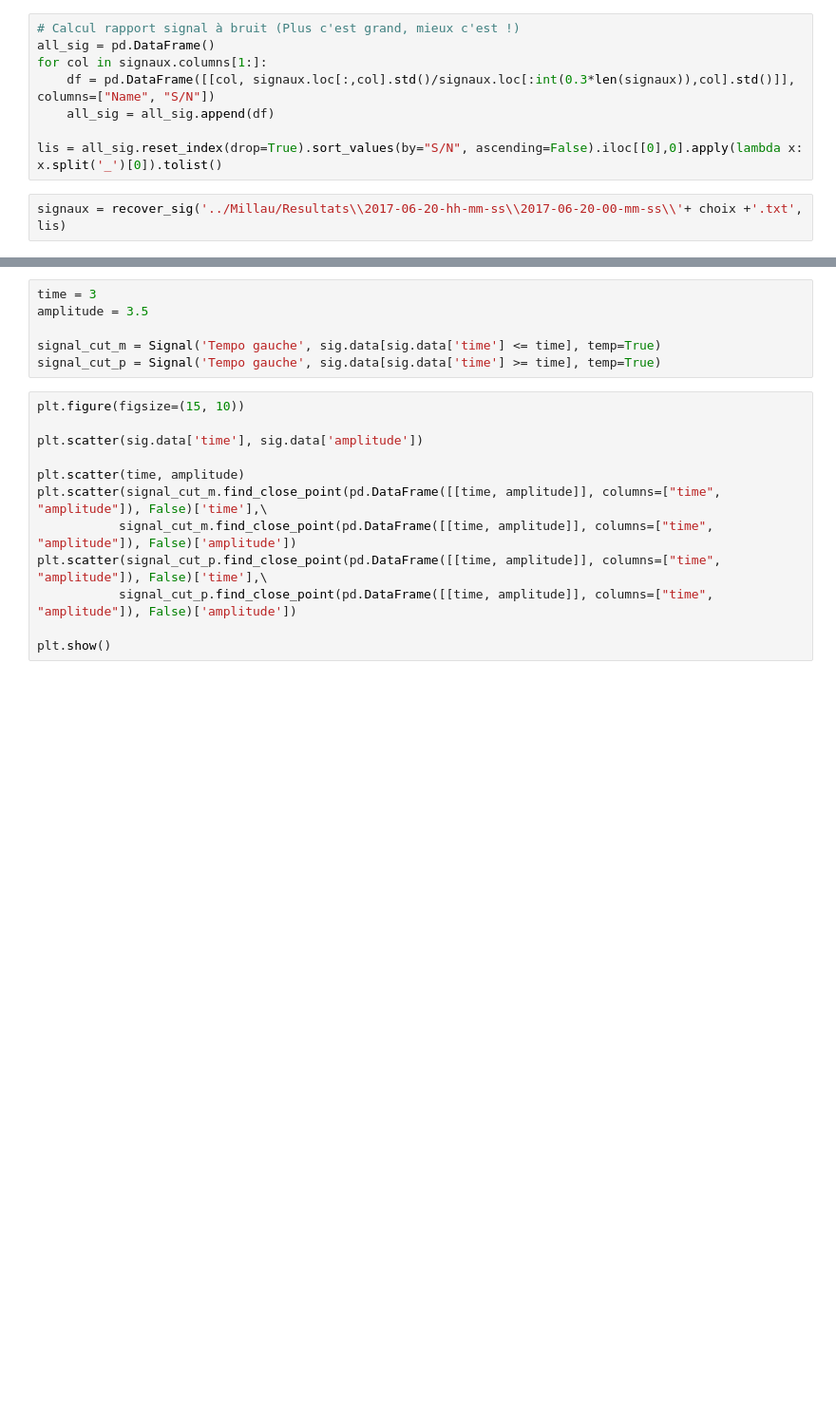
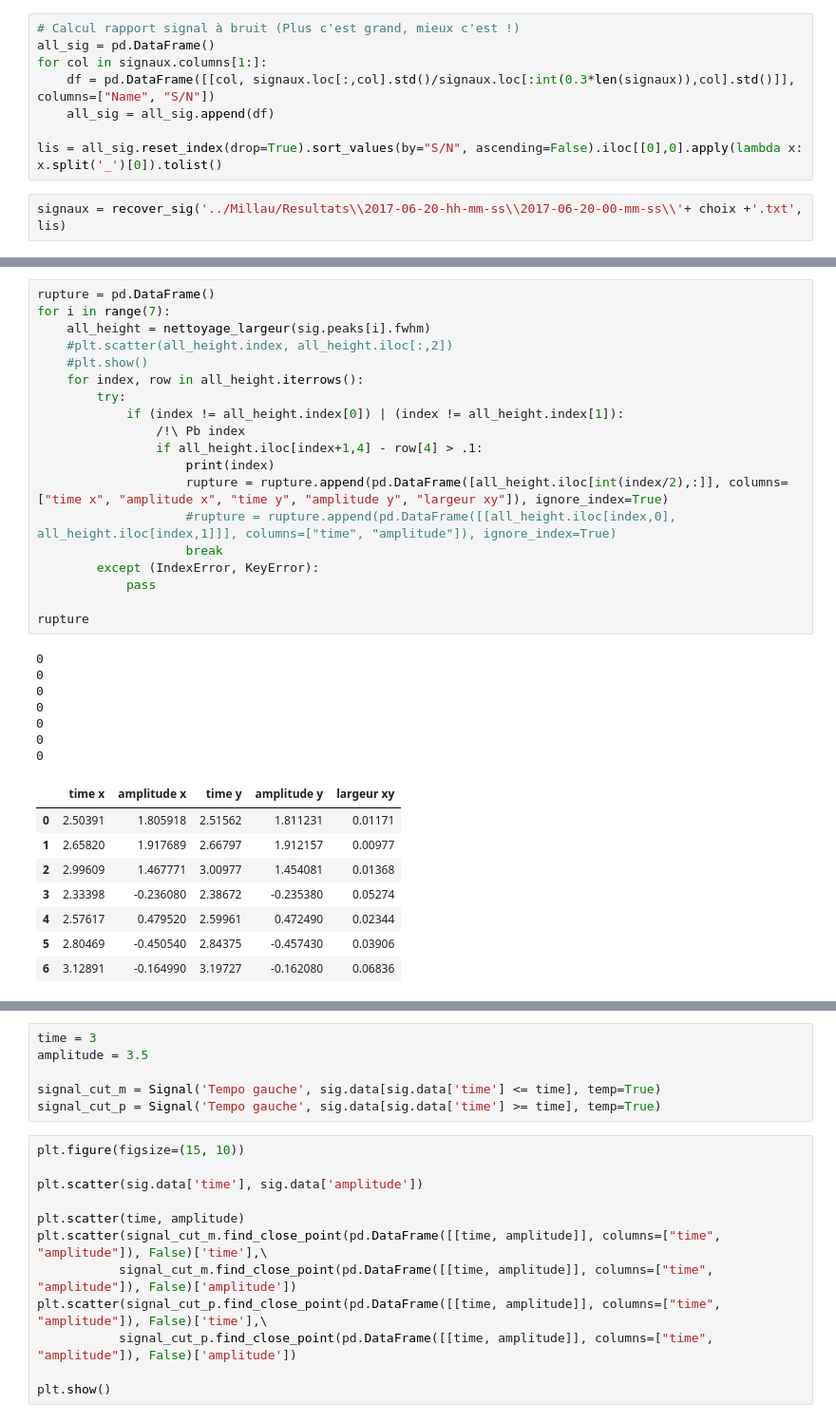
Before and after one commit to brouailalexandre/pesage-par-pont, a Jupyter notebook: Jupyter notebook/Conversion fichier txt.ipynb, the cells around one changed output, grey strips where cells are left out. Shown: that part at 95% size. Cells and saved outputs as stored; diff of their text form; blank space fills up the shorter version.

```diff
--- a/Jupyter notebook/Conversion fichier txt.ipynb
+++ b/Jupyter notebook/Conversion fichier txt.ipynb
@@ -83,0 +87,35 @@ plt.show()
+# %%
+rupture = pd.DataFrame()
+for i in range(7):
+    all_height = nettoyage_largeur(sig.peaks[i].fwhm)
+    #plt.scatter(all_height.index, all_height.iloc[:,2])
+    #plt.show()
+    for index, row in all_height.iterrows():
+        try:
+            if (index != all_height.index[0]) | (index != all_height.index[1]):
+                /!\ Pb index
+                if all_height.iloc[index+1,4] - row[4] > .1:
+                    print(index)
+                    rupture = rupture.append(pd.DataFrame([all_height.iloc[int(index/2),:]], columns=["time x", "amplitude x", "time y", "amplitude y", "largeur xy"]), ignore_index=True)
+                    #rupture = rupture.append(pd.DataFrame([[all_height.iloc[index,0], all_height.iloc[index,1]]], columns=["time", "amplitude"]), ignore_index=True)
+                    break
+        except (IndexError, KeyError):
+            pass
+
+rupture
+# %% [output]
+0
+0
+0
+0
+0
+0
+0
+|  | time x | amplitude x | time y | amplitude y | largeur xy |
+| 0 | 2.50391 | 1.805918 | 2.51562 | 1.811231 | 0.01171 |
+| 1 | 2.65820 | 1.917689 | 2.66797 | 1.912157 | 0.00977 |
+| 2 | 2.99609 | 1.467771 | 3.00977 | 1.454081 | 0.01368 |
+| 3 | 2.33398 | -0.236080 | 2.38672 | -0.235380 | 0.05274 |
+| 4 | 2.57617 | 0.479520 | 2.59961 | 0.472490 | 0.02344 |
+| 5 | 2.80469 | -0.450540 | 2.84375 | -0.457430 | 0.03906 |
+| 6 | 3.12891 | -0.164990 | 3.19727 | -0.162080 | 0.06836 |
```
Also changed, not shown: parts of 7 cells of this notebook, 1 other file.
